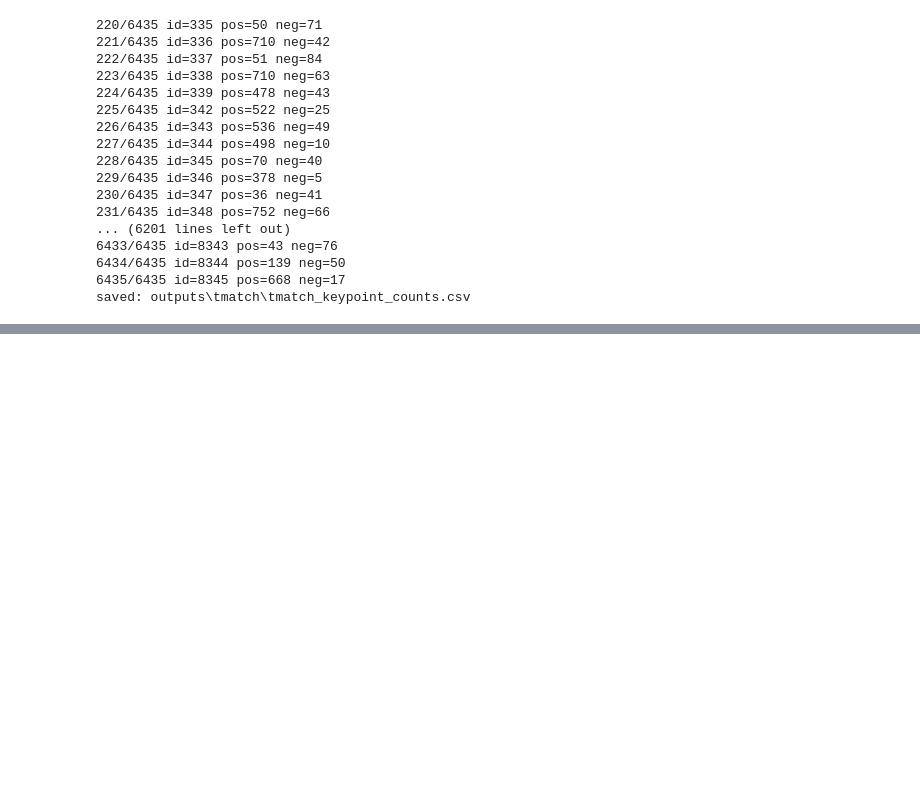
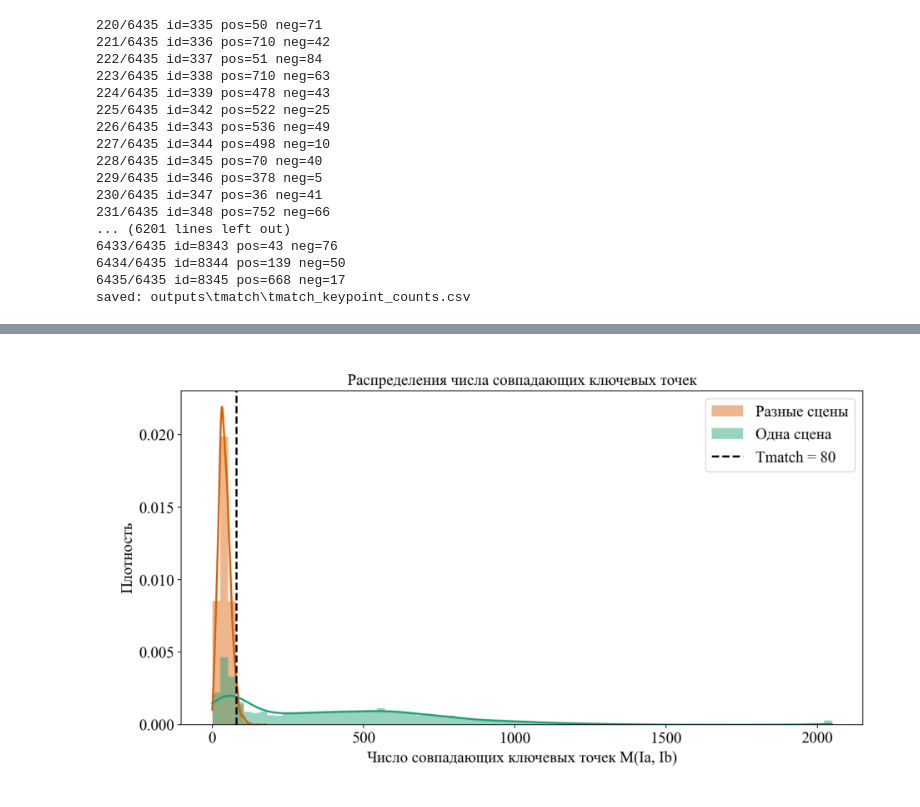
Before and after one commit to AI-Center-SFU/ZeroShotCleaningAssessment, a Jupyter notebook: scripts/t_match_eval.ipynb, the cells around one changed output, grey strips where cells are left out. Drawn from its saved outputs; the diff is of its cells as text; code cells hidden in the pictures; blank space fills up the shorter version.

```diff
--- a/scripts/t_match_eval.ipynb
+++ b/scripts/t_match_eval.ipynb
@@ -124,3 +124,72 @@ print("saved:", RESULTS_CSV)
 6434/6435 id=8344 pos=139 neg=50
 6435/6435 id=8345 pos=668 neg=17
 saved: outputs\tmatch\tmatch_keypoint_counts.csv
+# %%
+from pathlib import Path
+
+import matplotlib.pyplot as plt
+import pandas as pd
+
+from evaluate_tmatch import (
+    read_match_counts,
+    evaluate_thresholds,
+    select_best_f1_thresholds,
+    choose_representative_threshold,
+    plot_distributions,
+)
+
+counts_csv = Path("outputs/tmatch/tmatch_keypoint_counts.csv")
+
+positive, negative = read_match_counts(counts_csv)
+
+rows = evaluate_thresholds(positive, negative)
+df = pd.DataFrame(rows)
+
+best_f1_rows = select_best_f1_thresholds(rows)
+best = choose_representative_threshold(best_f1_rows)
+
+print("Лучший порог по F1")
+print("Tmatch:", best["threshold"])
+print("F1:", round(best["f1"], 6))
+print("Precision:", round(best["precision"], 6))
+print("Recall:", round(best["recall"], 6))
+print("FN:", best["fn"])
+print("FP:", best["fp"])
+print("TP:", best["tp"])
+print("TN:", best["tn"])
+print("Errors:", best["errors"])
+print("Accuracy:", round(best["accuracy"], 6))
+
+display(
+    df.sort_values("f1", ascending=False)
+    .head(10)
+    [[
+        "threshold",
+        "fn",
+        "fp",
+        "tp",
+        "tn",
+        "errors",
+        "accuracy",
+        "precision",
+        "recall",
+        "f1",
+        "fn_rate",
+        "fp_rate",
+    ]]
+)
+
+plot_path = counts_csv.parent / "tmatch_distributions_f1.png"
+plot_distributions(
+    plot_path,
+    positive=positive,
+    negative=negative,
+    threshold=int(best["threshold"]),
+)
+
+img = plt.imread(plot_path)
+plt.figure(figsize=(12, 7))
+plt.imshow(img)
+plt.axis("off")
+plt.show()
+# %% [output]
@@ -126,0 +218 @@ saved: outputs\tmatch\tmatch_keypoint_counts.csv
+[figure, added]
```
Also changed, not shown: parts of 1 cell of this notebook, 1 other file.
